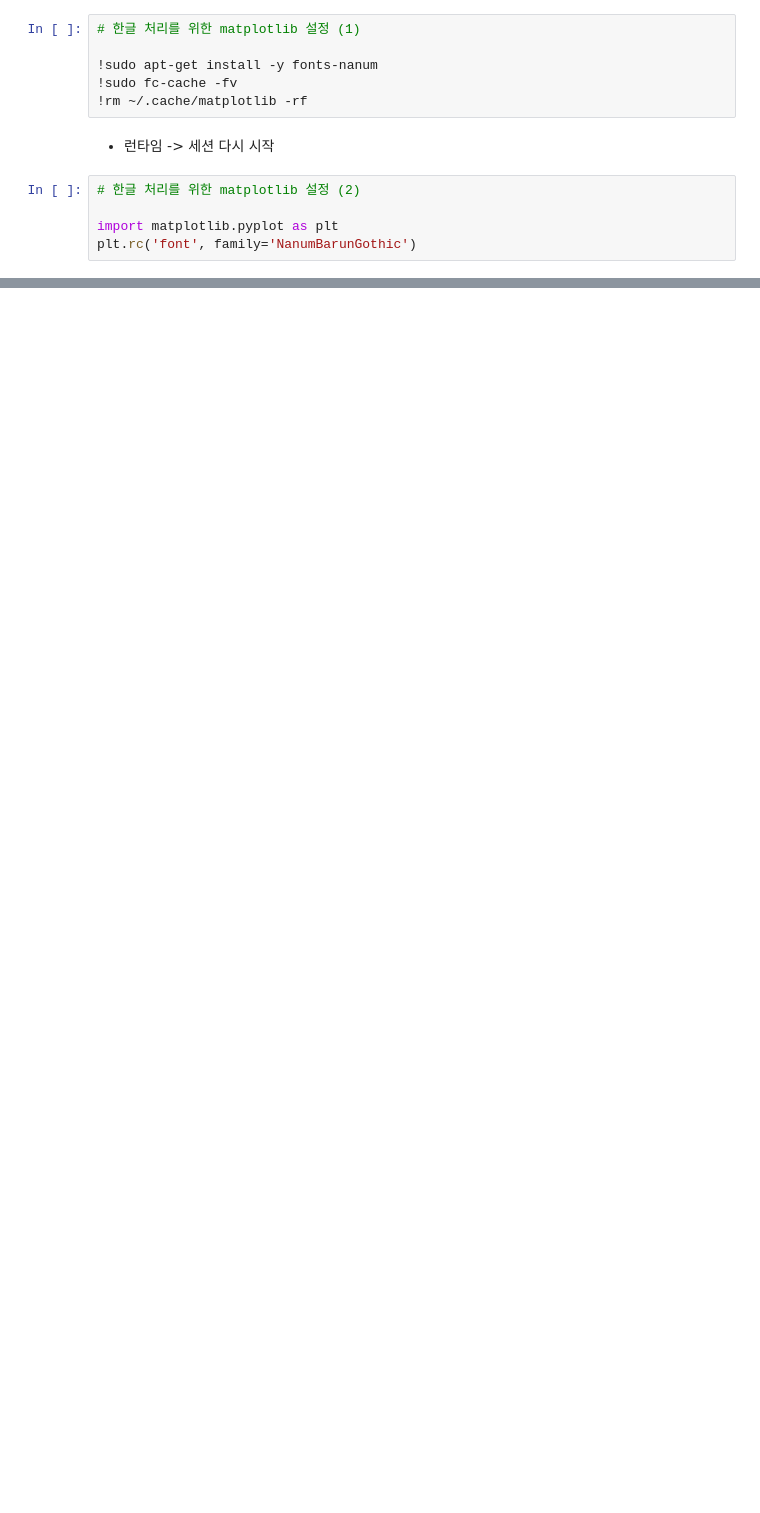
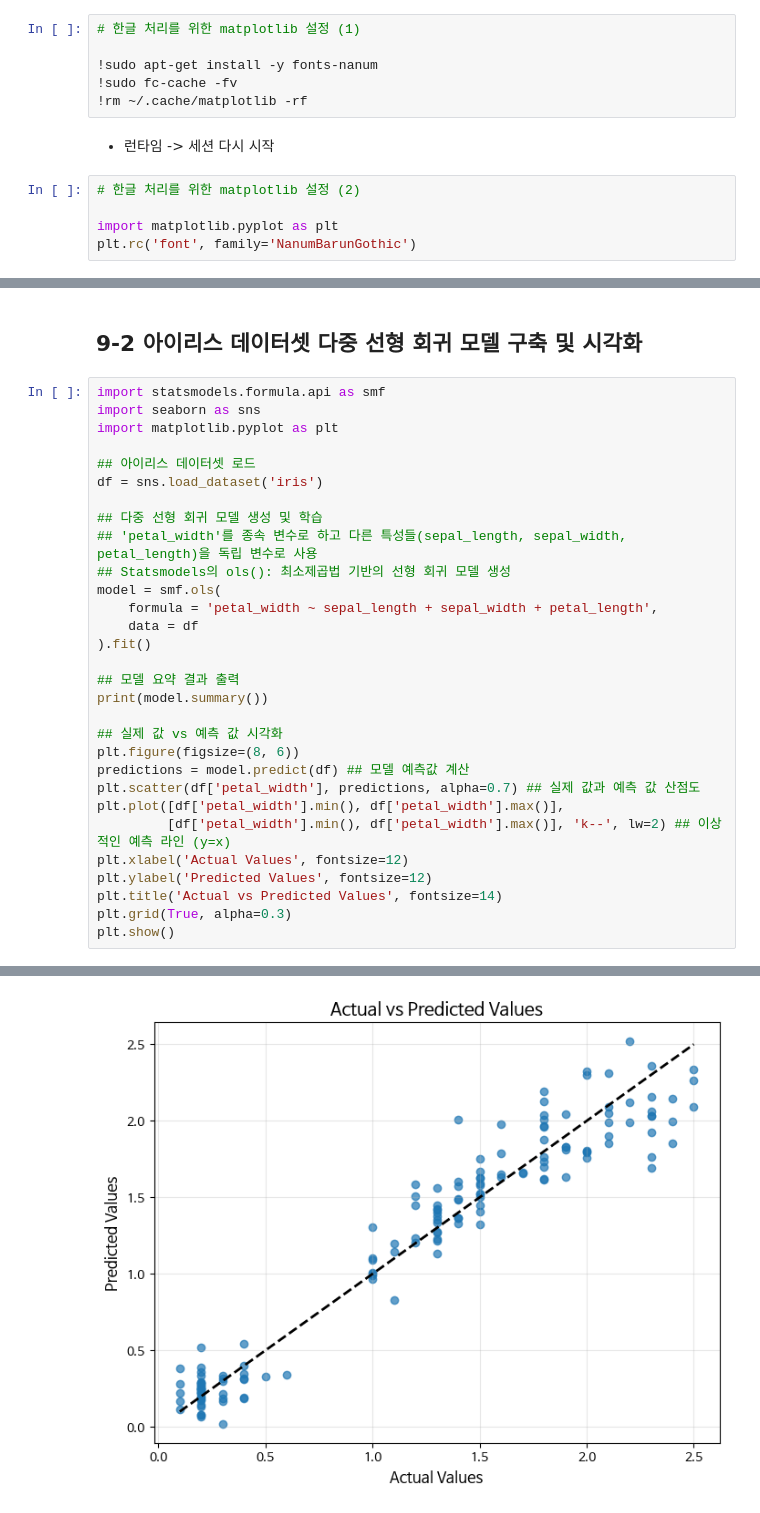
Before and after one commit to HYA6/DataAnalysis, a Jupyter notebook: OpenSourceDataAnalysis_09.ipynb, the cells around one changed output, grey strips where cells are left out. Saved outputs shown, nothing was run; the diff lists cells and outputs as text; blank space fills up the shorter version.

```diff
--- a/OpenSourceDataAnalysis_09.ipynb
+++ b/OpenSourceDataAnalysis_09.ipynb
@@ -460,0 +49,33 @@ plt.show()
+# %% [markdown]
+## 9-2 아이리스 데이터셋 다중 선형 회귀 모델 구축 및 시각화
+# %%
+import statsmodels.formula.api as smf
+import seaborn as sns
+import matplotlib.pyplot as plt
+
+## 아이리스 데이터셋 로드
+df = sns.load_dataset('iris')
+
+## 다중 선형 회귀 모델 생성 및 학습
+## 'petal_width'를 종속 변수로 하고 다른 특성들(sepal_length, sepal_width, petal_length)을 독립 변수로 사용
+## Statsmodels의 ols(): 최소제곱법 기반의 선형 회귀 모델 생성
+model = smf.ols(
+    formula = 'petal_width ~ sepal_length + sepal_width + petal_length',
+    data = df
+).fit()
+
+## 모델 요약 결과 출력
+print(model.summary())
+
+## 실제 값 vs 예측 값 시각화
+plt.figure(figsize=(8, 6))
+predictions = model.predict(df) ## 모델 예측값 계산
+plt.scatter(df['petal_width'], predictions, alpha=0.7) ## 실제 값과 예측 값 산점도
+plt.plot([df['petal_width'].min(), df['petal_width'].max()],
+         [df['petal_width'].min(), df['petal_width'].max()], 'k--', lw=2) ## 이상적인 예측 라인 (y=x)
+plt.xlabel('Actual Values', fontsize=12)
+plt.ylabel('Predicted Values', fontsize=12)
+plt.title('Actual vs Predicted Values', fontsize=14)
+plt.grid(True, alpha=0.3)
+plt.show()
+# %% [output]
@@ -460,0 +99 @@ plt.show()
+[figure, added]
```
Also changed, not shown: parts of 71 cells of this notebook.
